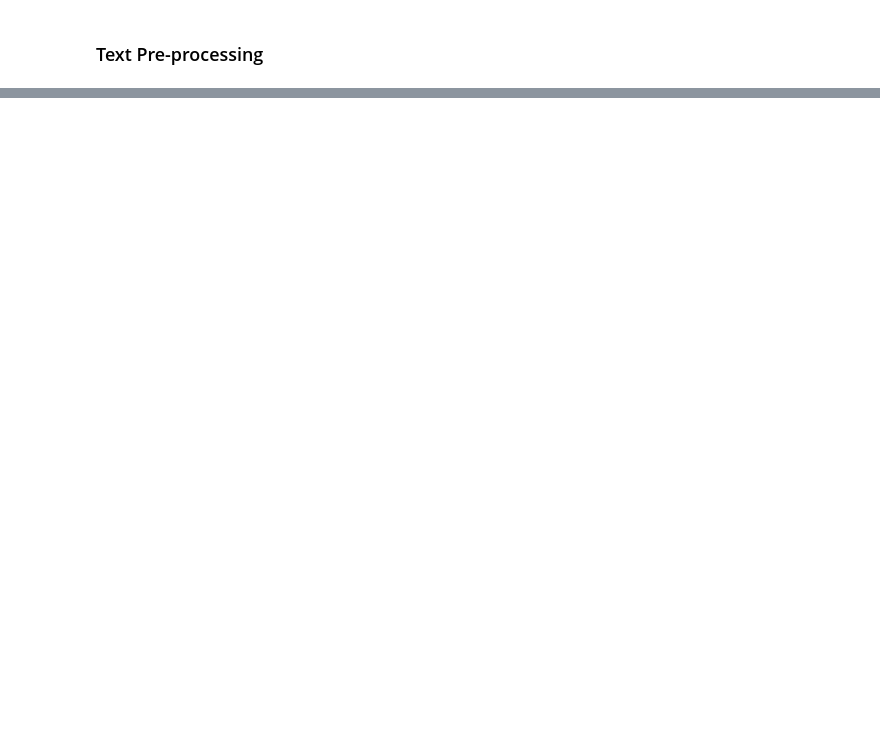
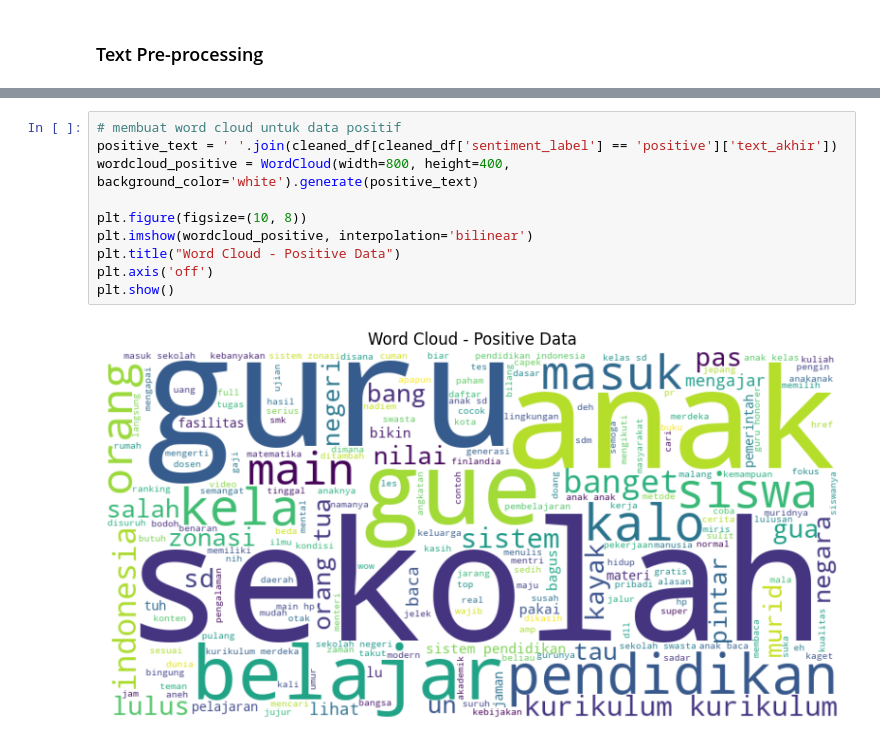
Before and after one commit to LarasSetyadita/NLP-Youtube-Comment-Kegagalan-Adopsi-Sistem-Pendidikan-Finlandia-di-Indonesia, a Jupyter notebook: training.ipynb, the cells around one changed output, grey strips where cells are left out. Drawn from its saved outputs; the diff is of its cells as text; blank space fills up the shorter version.

```diff
--- a/training.ipynb
+++ b/training.ipynb
@@ -317,0 +295,12 @@ dtype: int64
+# %%
+# membuat word cloud untuk data positif
+positive_text = ' '.join(cleaned_df[cleaned_df['sentiment_label'] == 'positive']['text_akhir'])
+wordcloud_positive = WordCloud(width=800, height=400, background_color='white').generate(positive_text)
+
+plt.figure(figsize=(10, 8))
+plt.imshow(wordcloud_positive, interpolation='bilinear')
+plt.title("Word Cloud - Positive Data")
+plt.axis('off')
+plt.show()
+# %% [output]
+[figure, added]
```
Also changed, not shown: parts of 28 cells of this notebook.
